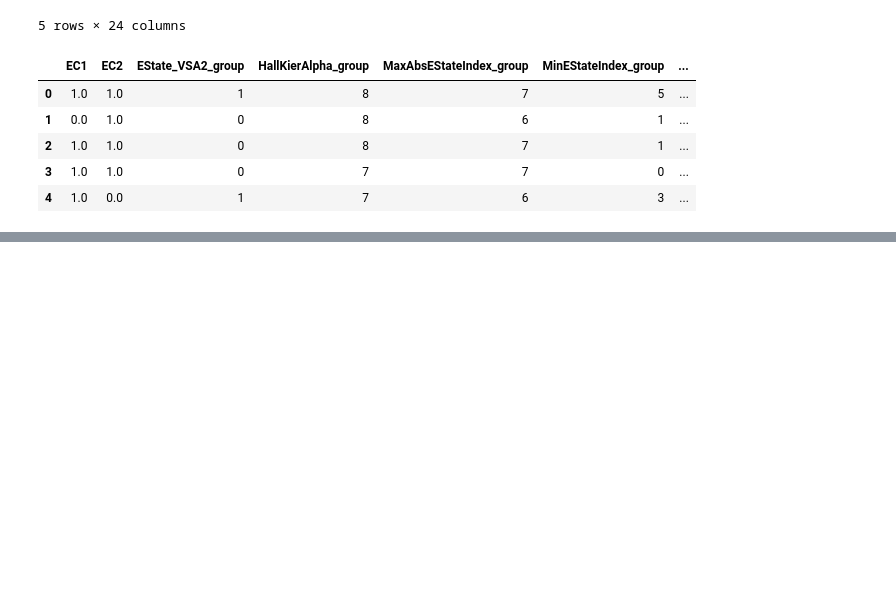
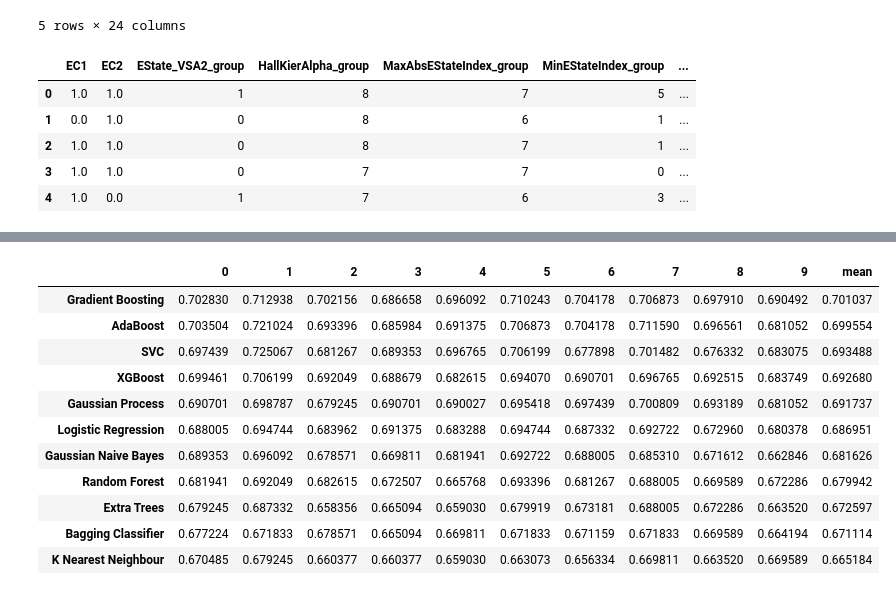
Before and after one commit to praivesi/kaggler, a Jupyter notebook: Explore_Anzyme_Substrate/solve.ipynb, the cells around one changed output, grey strips where cells are left out. Drawn from its saved outputs; the diff is of its cells as text; code cells hidden in the pictures; blank space fills up the shorter version.

```diff
--- a/Explore_Anzyme_Substrate/solve.ipynb
+++ b/Explore_Anzyme_Substrate/solve.ipynb
@@ -362,0 +509,19 @@ normalized_train.head()
+# %%
+results = pd.DataFrame(scores).T
+results['mean'] = results.mean(1)
+
+result_df = results.sort_values(by='mean', ascending=False)
+result_df.head(11)
+# %% [output]
+|  | 0 | 1 | 2 | 3 | 4 | 5 | 6 | 7 | 8 | 9 | mean |
+| Gradient Boosting | 0.702830 | 0.712938 | 0.702156 | 0.686658 | 0.696092 | 0.710243 | 0.704178 | 0.706873 | 0.697910 | 0.690492 | 0.701037 |
+| AdaBoost | 0.703504 | 0.721024 | 0.693396 | 0.685984 | 0.691375 | 0.706873 | 0.704178 | 0.711590 | 0.696561 | 0.681052 | 0.699554 |
+| SVC | 0.697439 | 0.725067 | 0.681267 | 0.689353 | 0.696765 | 0.706199 | 0.677898 | 0.701482 | 0.676332 | 0.683075 | 0.693488 |
+| XGBoost | 0.699461 | 0.706199 | 0.692049 | 0.688679 | 0.682615 | 0.694070 | 0.690701 | 0.696765 | 0.692515 | 0.683749 | 0.692680 |
+| Gaussian Process | 0.690701 | 0.698787 | 0.679245 | 0.690701 | 0.690027 | 0.695418 | 0.697439 | 0.700809 | 0.693189 | 0.681052 | 0.691737 |
+| Logistic Regression | 0.688005 | 0.694744 | 0.683962 | 0.691375 | 0.683288 | 0.694744 | 0.687332 | 0.692722 | 0.672960 | 0.680378 | 0.686951 |
+| Gaussian Naive Bayes | 0.689353 | 0.696092 | 0.678571 | 0.669811 | 0.681941 | 0.692722 | 0.688005 | 0.685310 | 0.671612 | 0.662846 | 0.681626 |
+| Random Forest | 0.681941 | 0.692049 | 0.682615 | 0.672507 | 0.665768 | 0.693396 | 0.681267 | 0.688005 | 0.669589 | 0.672286 | 0.679942 |
+| Extra Trees | 0.679245 | 0.687332 | 0.658356 | 0.665094 | 0.659030 | 0.679919 | 0.673181 | 0.688005 | 0.672286 | 0.663520 | 0.672597 |
+| Bagging Classifier | 0.677224 | 0.671833 | 0.678571 | 0.665094 | 0.669811 | 0.671833 | 0.671159 | 0.671833 | 0.669589 | 0.664194 | 0.671114 |
+| K Nearest Neighbour | 0.670485 | 0.679245 | 0.660377 | 0.660377 | 0.659030 | 0.663073 | 0.656334 | 0.669811 | 0.663520 | 0.669589 | 0.665184 |
```
Also changed, not shown: parts of 11 cells of this notebook.
